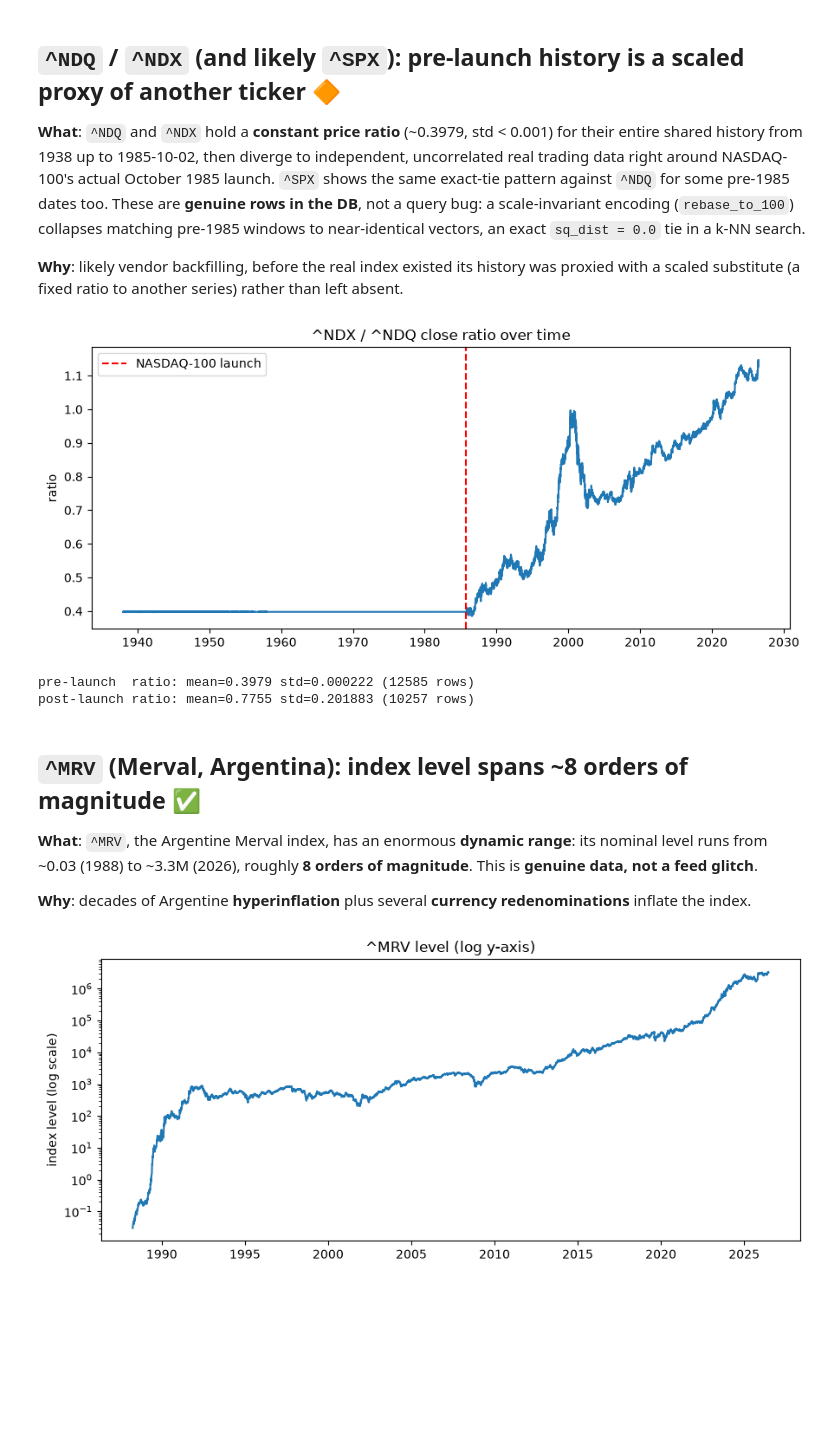
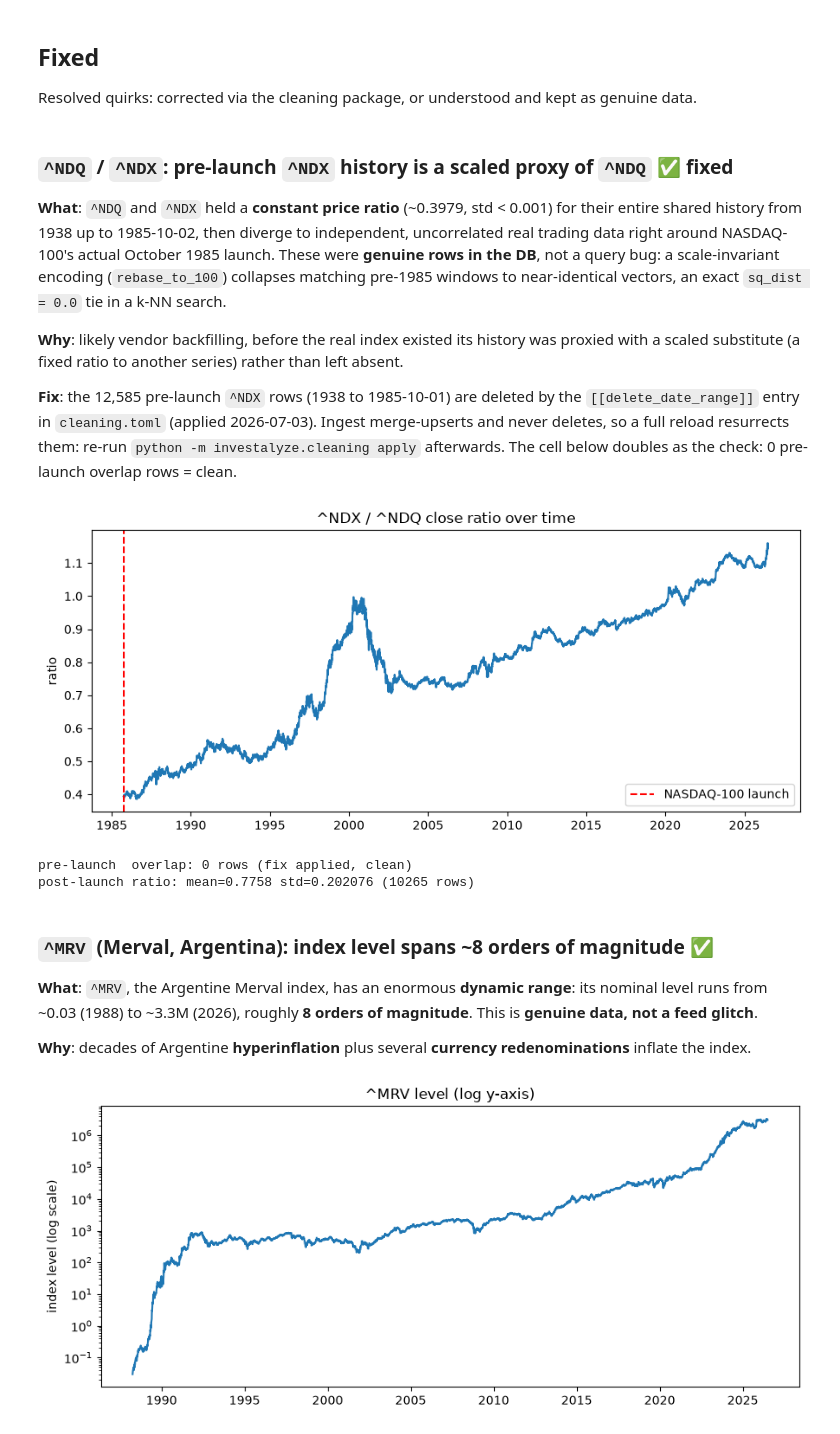
Before and after one commit to marcdumon/investalyze, a Jupyter notebook: notebooks/9999_data_quirks.ipynb, the cells around one changed output. Cells and saved outputs as stored; diff of their text form; code cells hidden in the pictures; blank space fills up the shorter version.

```diff
--- a/notebooks/9999_data_quirks.ipynb
+++ b/notebooks/9999_data_quirks.ipynb
@@ -27,43 +85,54 @@ con = connect_readonly()
+# %% [markdown]
+## Fixed
+
+Resolved quirks: corrected via the cleaning package, or understood and kept as genuine data.
 # %% [markdown]
-## `^NDQ` / `^NDX` (and likely `^SPX`): pre-launch history is a scaled proxy of another ticker 🔶
+### `^NDQ` / `^NDX`: pre-launch `^NDX` history is a scaled proxy of `^NDQ` ✅ fixed
 
-**What**: `^NDQ` and `^NDX` hold a **constant price ratio** (~0.3979, std < 0.001) for their entire
+**What**: `^NDQ` and `^NDX` held a **constant price ratio** (~0.3979, std < 0.001) for their entire
 shared history from 1938 up to 1985-10-02, then diverge to independent, uncorrelated real trading data
-right around NASDAQ-100's actual October 1985 launch. `^SPX` shows the same exact-tie pattern against
-`^NDQ` for some pre-1985 dates too. These are **genuine rows in the DB**, not a query bug: a
-scale-invariant encoding (`rebase_to_100`) collapses matching pre-1985 windows to near-identical
-vectors, an exact `sq_dist = 0.0` tie in a k-NN search.
+right around NASDAQ-100's actual October 1985 launch. These were **genuine rows in the DB**, not a
+query bug: a scale-invariant encoding (`rebase_to_100`) collapses matching pre-1985 windows to
+near-identical vectors, an exact `sq_dist = 0.0` tie in a k-NN search.
 
 **Why**: likely vendor backfilling, before the real index existed its history was proxied with a
 scaled substitute (a fixed ratio to another series) rather than left absent.
+
+**Fix**: the 12,585 pre-launch `^NDX` rows (1938 to 1985-10-01) are deleted by the `[[delete_date_range]]`
+entry in `cleaning.toml` (applied 2026-07-03). Ingest merge-upserts and never deletes, so a full reload
+resurrects them: re-run `python -m investalyze.cleaning apply` afterwards. The cell below doubles as the
+check: 0 pre-launch overlap rows = clean.
 # %%
 a = load_ticker_rows(con, 'market_data', '^NDQ').sort_values('Date')
 b = load_ticker_rows(con, 'market_data', '^NDX').sort_values('Date')
 merged = a.merge(b, on='Date', suffixes=('_ndq', '_ndx'))
 merged['ratio'] = merged['C_ndx'] / merged['C_ndq']
 
 pre_launch = merged[merged['Date'] < '1985-10-02']
 post_launch = merged[merged['Date'] >= '1985-10-02']
 
 fig, ax = plt.subplots(figsize=(9, 4))
 ax.plot(merged['Date'], merged['ratio'])
-ax.axvline(float(pd.Timestamp('1985-10-02')), color='red', ls='--', label='NASDAQ-100 launch')
+ax.axvline(pd.Timestamp('1985-10-02'), color='red', ls='--', label='NASDAQ-100 launch') # pyright: ignore[reportArgumentType]
 ax.set_title('^NDX / ^NDQ close ratio over time')
 ax.set_ylabel('ratio')
 ax.legend()
 plt.tight_layout()
 plt.show()
 
-pre_mean, pre_std = pre_launch['ratio'].mean(), pre_launch['ratio'].std()
+if len(pre_launch) == 0:
+    print('pre-launch  overlap: 0 rows (fix applied, clean)')
+else:
+    pre_mean, pre_std = pre_launch['ratio'].mean(), pre_launch['ratio'].std()
+    print(f'pre-launch  ratio: mean={pre_mean:.4f} std={pre_std:.6f} ({len(pre_launch)} rows), run python -m investalyze.cleaning apply')
 post_mean, post_std = post_launch['ratio'].mean(), post_launch['ratio'].std()
-print(f'pre-launch  ratio: mean={pre_mean:.4f} std={pre_std:.6f} ({len(pre_launch)} rows)')
 print(f'post-launch ratio: mean={post_mean:.4f} std={post_std:.6f} ({len(post_launch)} rows)')
 # %% [output]
-[figure, old version]
+[figure, new version]
-pre-launch  ratio: mean=0.3979 std=0.000222 (12585 rows)
-post-launch ratio: mean=0.7755 std=0.201883 (10257 rows)
+pre-launch  overlap: 0 rows (fix applied, clean)
+post-launch ratio: mean=0.7758 std=0.202076 (10265 rows)
 # %% [markdown]
-## `^MRV` (Merval, Argentina): index level spans ~8 orders of magnitude ✅
+### `^MRV` (Merval, Argentina): index level spans ~8 orders of magnitude ✅
 
 **What**: `^MRV`, the Argentine Merval index, has an enormous **dynamic range**: its nominal level runs
 from ~0.03 (1988) to ~3.3M (2026), roughly **8 orders of magnitude**. This is **genuine data, not a feed
```
Also changed, not shown: parts of 5 cells of this notebook.
